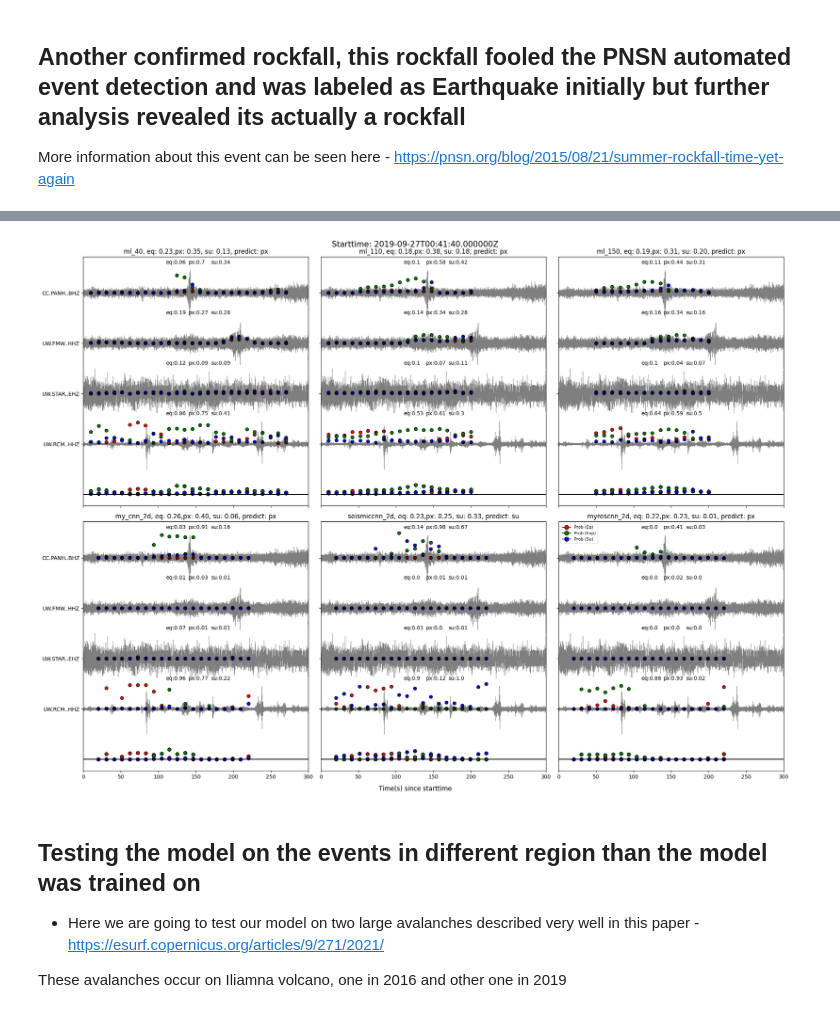
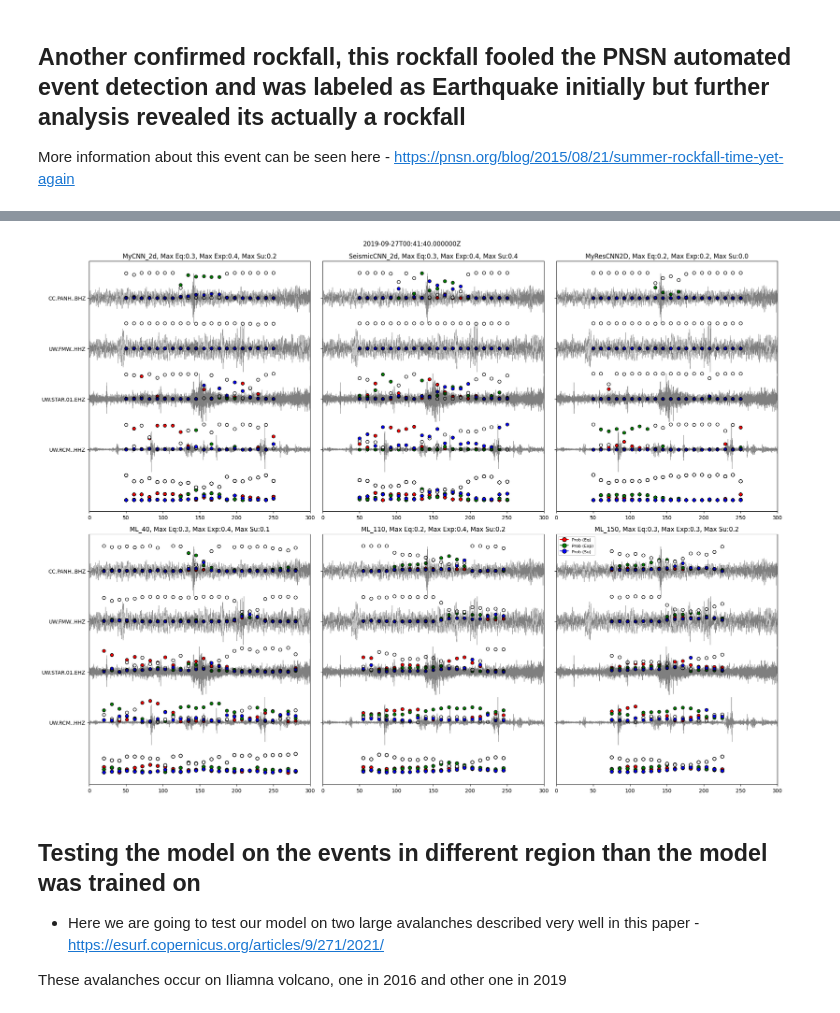
Before and after one commit to Akashkharita/Surface_Event_Detection, a Jupyter notebook: notebooks/classification_demo_surface_events_all_models.ipynb, the cells around one changed output, grey strips where cells are left out. Cells and saved outputs as stored; diff of their text form; code cells hidden in the pictures.

Commit message:
fixing bugs related to plotting

```diff
--- a/notebooks/classification_demo_surface_events_all_models.ipynb
+++ b/notebooks/classification_demo_surface_events_all_models.ipynb
@@ -925,20 +874,10 @@ Station PANH has all 3 components for BH channels.
 ... (16 outputs left out)
 # %%
-from all_models_classification import plot_waveform_and_probs
-
-model_probs_dict = {'ml_40':stn_probs_ml_40,
-                  'ml_110':stn_probs_ml_110,
-                  'ml_150':stn_probs_ml_150,
-                  'mycnn_2d':stn_probs_mycnn_2d,
-                  'seismiccnn_2d':stn_probs_seismiccnn_2d,
-                  'myrescnn_2d':stn_probs_myrescnn_2d}
-
-plot_waveform_and_probs(big_reshaped_data,
-                            model_probs_dict,
-                            start_time, end_time, orig_sr,
-                            big_station_ids, figsize=(20, 15), threshold = 0.1)
+stn_probs_dl = stn_probs_dl = [(stn_probs_mycnn_2d, 'MyCNN_2d'), (stn_probs_seismiccnn_2d, 'SeismicCNN_2d'), (stn_probs_myrescnn_2d, 'MyResCNN2D')]
+stn_probs_ml = [(stn_probs_ml_40, 'ML_40', 40), (stn_probs_ml_110, 'ML_110', 110), (stn_probs_ml_150, 'ML_150', 150)]
+plot_all_model_probs(stn_probs_dl, stn_probs_ml, big_reshaped_data, orig_sr, start_time, end_time, big_station_ids)
 # %% [output]
-[figure, old version]
+[figure, new version]
 # %% [markdown]
 ## Testing the model on the events in different region than the model was trained on
 
```
Also changed, not shown: parts of 13 cells of this notebook, 3 other files.
